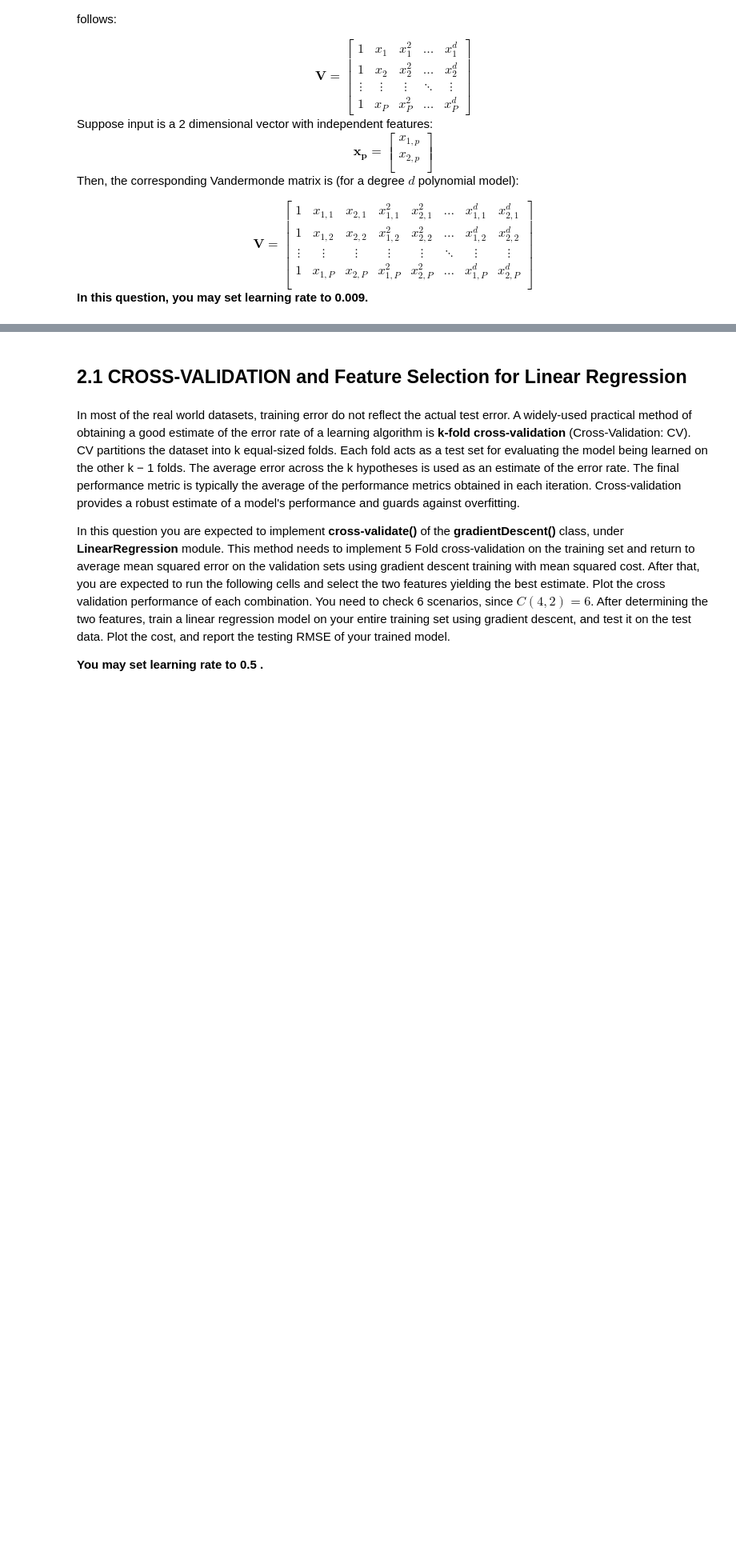
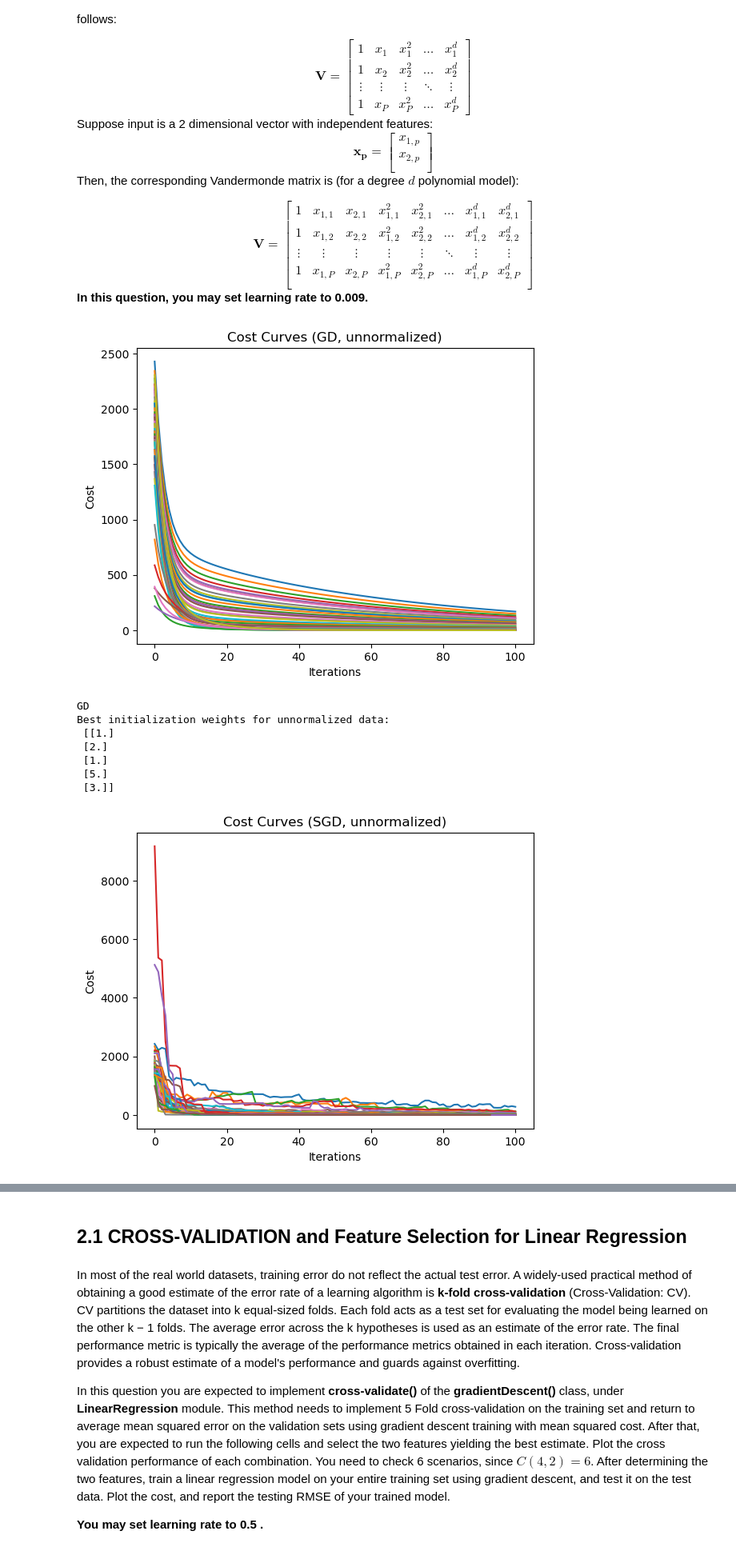
Before and after one commit to MustafaKrc/LFD24, a Jupyter notebook: Gradient Descent, Stochastic Gradient Descent, Data Normalization, Cross Validation for Regression/Homework_2.ipynb, the cells around one changed output, grey strips where cells are left out. Shown: that part at 80% size. Saved outputs shown, nothing was run; the diff lists cells and outputs as text; code cells hidden in the pictures; blank space fills up the shorter version.

Commit message:
Implement part 1.3
to do:
- fix normalization
- compare normalized vs unnormalized

```diff
--- a/Gradient Descent, Stochastic Gradient Descent, Data Normalization, Cross Validation for Regression/Homework_2.ipynb
+++ b/Gradient Descent, Stochastic Gradient Descent, Data Normalization, Cross Validation for Regression/Homework_2.ipynb
@@ -536,0 +590,60 @@ with open('Q1_3.npy', 'rb') as f:
+# %%
+from data_utils import MinMaxScaler
+# Create an instance of MinMaxScaler
+scaler = MinMaxScaler(x_train)
+# Transform x_train and x_test
+x_train_scaled = vandermonde(scaler.transform(x_train), 2)
+x_test_scaled = vandermonde(scaler.transform(x_test), 2)
+# Do the same for target variables
+scaler_y = MinMaxScaler(y_train)
+# Transform x_train and x_test
+y_train_scaled = scaler_y.transform(y_train)
+y_test_scaled = scaler_y.transform(y_test)
+
+x_train = vandermonde(x_train, 2)
+x_test = vandermonde(x_test, 2)
+# %%
+from polynomialRegression import gradientDescent, SGD
+
+max_iterations = 100
+# Find the best initialization weights for the unnormalized data GD:
+lr = 9e-4
+w = findOptimumInitWeights(-5, 5, x_train, y_train, lr, max_iterations, gradientDescent, sensitivity=1)
+plotCostCurves("Cost Curves (GD, unnormalized)")
+print("GD")
+print("Best initialization weights for unnormalized data:\n", w)
+model_unnormalized = gradientDescent(x_train, y_train, w, lr, max_iterations)
+model_unnormalized.fit(lr, max_iterations)
+
+y_unnorm_predict = model_unnormalized.predict(x_test)
+RMSE_GD_UNNORM = np.sqrt(np.sum(np.square(y_test - y_unnorm_predict)))/y_test.shape[0]
+
+
+# Find the best initialization weights for the unnormalized data SGD:
+w = findOptimumInitWeights(-5, 5, x_train, y_train, lr, max_iterations, SGD, sensitivity=1)
+plotCostCurves("Cost Curves (SGD, unnormalized)")
+print("SGD")
+print("Best initialization weights for unnormalized data:\n", w)
+model_unnormalized = SGD(x_train, y_train, w, lr, max_iterations)
+model_unnormalized.fit(lr, max_iterations)
+
+y_unnorm_predict = model_unnormalized.predict(x_test)
+RMSE_SGD_UNNORM = np.sqrt(np.sum(np.square(y_test - y_unnorm_predict)))/y_test.shape[0]
+
+
+# Print errors
+print("==============GD================")
+print("RMSE for unnormalized training:", RMSE_GD_UNNORM)
+
+print("==============SGD===============")
+print("RMSE for unnormalized training:", RMSE_SGD_UNNORM)
+# %% [output]
+[figure, added]
+GD
+Best initialization weights for unnormalized data:
+ [[1.]
+ [2.]
+ [1.]
+ [5.]
+ [3.]]
+[figure, added]
```
Also changed, not shown: parts of 10 cells of this notebook, 1 other file.
